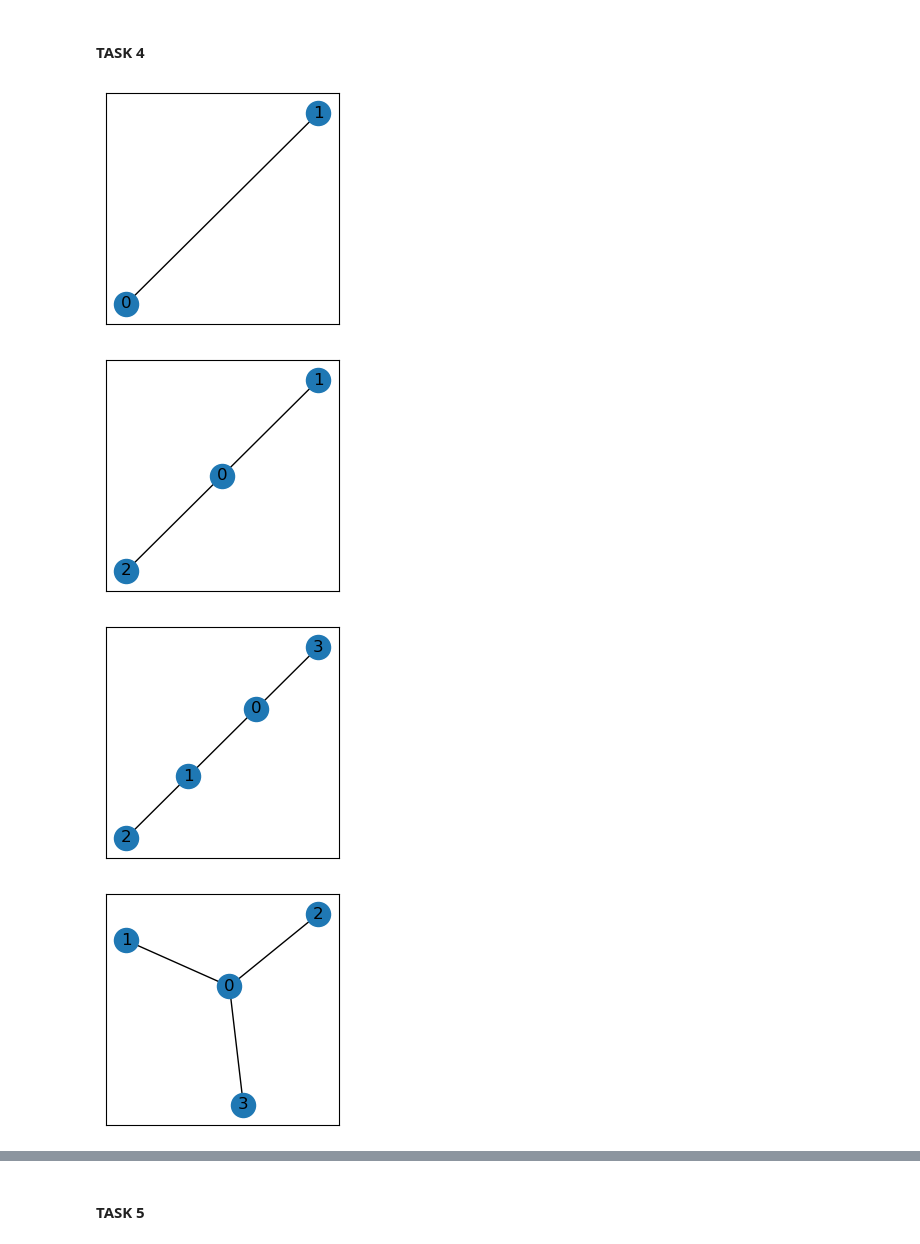
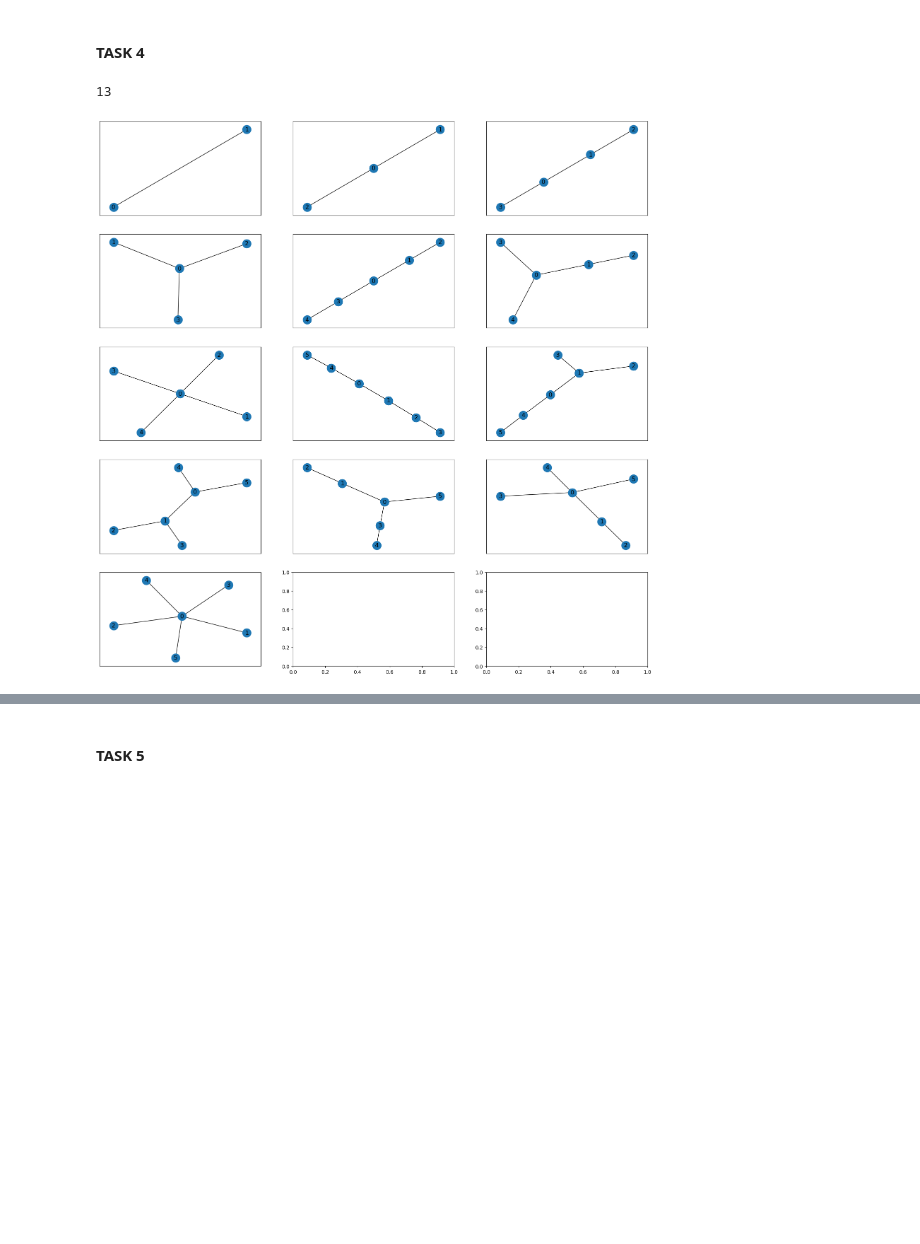
Before and after one commit to dmtrpolovnikov/network_analysis, a Jupyter notebook: practice_1.ipynb, the cells around one changed output, grey strips where cells are left out. Cells and saved outputs as stored; diff of their text form; code cells hidden in the pictures; blank space fills up the shorter version.

Commit message:
graphs and prob changed

```diff
--- a/practice_1.ipynb
+++ b/practice_1.ipynb
@@ -140,16 +181,26 @@ from itertools import product
 # %%
 # construct all nonisomorhic trees with 6 or less nodes
 
 G = nx.DiGraph()
 nodes = [i+2 for i in range(5)]
 
+count = 0
 for node in nodes:
+    for tree in nx.nonisomorphic_trees(node, ):
+        count += 1
+print(count)
 
-    for tree in nx.nonisomorphic_trees(node, ):
-        plt.figure(figsize =(3, 3))
-        nx.draw_networkx(tree, with_labels = True)
+fig, axes = plt.subplots( nrows=count // 3+1, ncols=3, figsize =(20, 20))
+
+G = nx.DiGraph()
+nodes = [i+2 for i in range(5)]
+
+counter = 0
+for node in nodes:
+    for tree in nx.nonisomorphic_trees(node):
+        ax = axes[counter//3][counter%3]
+        _ = nx.draw_networkx(tree, with_labels = True, ax=ax)
+        counter += 1
 # %% [output]
+13
-[figure, old version]
+[figure, new version]
-[figure, removed]
-[figure, removed]
-[figure, removed]
```
Also changed, not shown: parts of 18 cells of this notebook.
